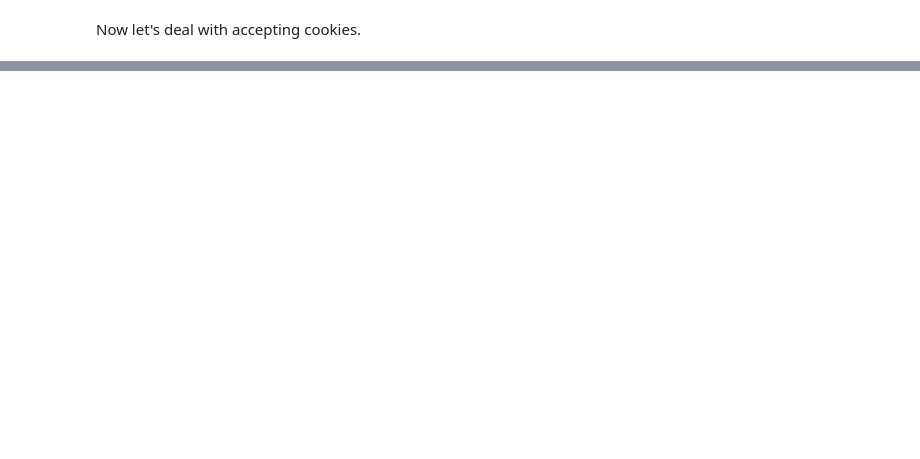
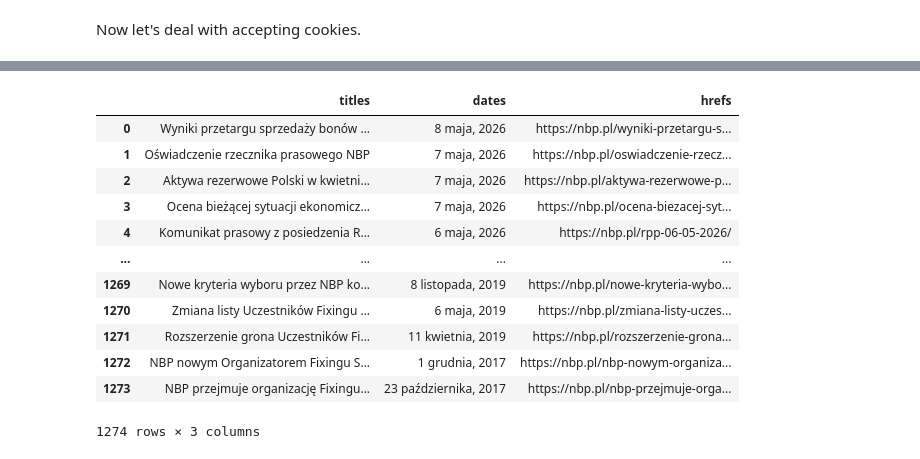
Before and after one commit to congiu-w/web-scraping, a Jupyter notebook: project.ipynb, the cells around one changed output, grey strips where cells are left out. Cells and saved outputs as stored; diff of their text form; code cells hidden in the pictures; blank space fills up the shorter version.

```diff
--- a/project.ipynb
+++ b/project.ipynb
@@ -81,0 +164,27 @@ One of the challenges is that the webpage of news' archive of nbp.pl displays on
+# %%
+df = pd.read_csv("scraped_df.csv")
+df = df.drop(columns = "Unnamed: 0")
+def isRPP(text):
+    pattern = re.compile(r"RPP|Rad\w*\s+Polity\w*\s+Pieniężn\w*", re.IGNORECASE)
+    if pattern.search(text):
+        return True
+
+    return False
+# %%
+df["titles"].map(isRPP)
+df_rpp = df[df["titles"].map(isRPP)]
+df
+# %% [output]
+|  | titles | dates | hrefs |
+| 0 | Wyniki przetargu sprzedaży bonów ... | 8 maja, 2026 | https://nbp.pl/wyniki-przetargu-s... |
+| 1 | Oświadczenie rzecznika prasowego NBP | 7 maja, 2026 | https://nbp.pl/oswiadczenie-rzecz... |
+| 2 | Aktywa rezerwowe Polski w kwietni... | 7 maja, 2026 | https://nbp.pl/aktywa-rezerwowe-p... |
+| 3 | Ocena bieżącej sytuacji ekonomicz... | 7 maja, 2026 | https://nbp.pl/ocena-biezacej-syt... |
+| 4 | Komunikat prasowy z posiedzenia R... | 6 maja, 2026 | https://nbp.pl/rpp-06-05-2026/ |
+| ... | ... | ... | ... |
+| 1269 | Nowe kryteria wyboru przez NBP ko... | 8 listopada, 2019 | https://nbp.pl/nowe-kryteria-wybo... |
+| 1270 | Zmiana listy Uczestników Fixingu ... | 6 maja, 2019 | https://nbp.pl/zmiana-listy-uczes... |
+| 1271 | Rozszerzenie grona Uczestników Fi... | 11 kwietnia, 2019 | https://nbp.pl/rozszerzenie-grona... |
+| 1272 | NBP nowym Organizatorem Fixingu S... | 1 grudnia, 2017 | https://nbp.pl/nbp-nowym-organiza... |
+| 1273 | NBP przejmuje organizację Fixingu... | 23 października, 2017 | https://nbp.pl/nbp-przejmuje-orga... |
+1274 rows × 3 columns
```
Also changed, not shown: parts of 14 cells of this notebook.
